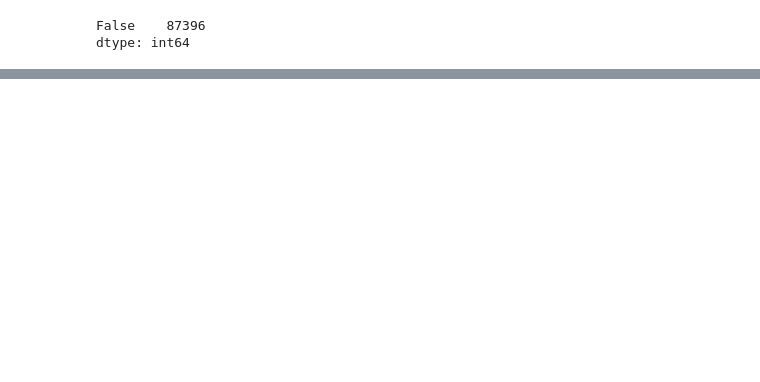
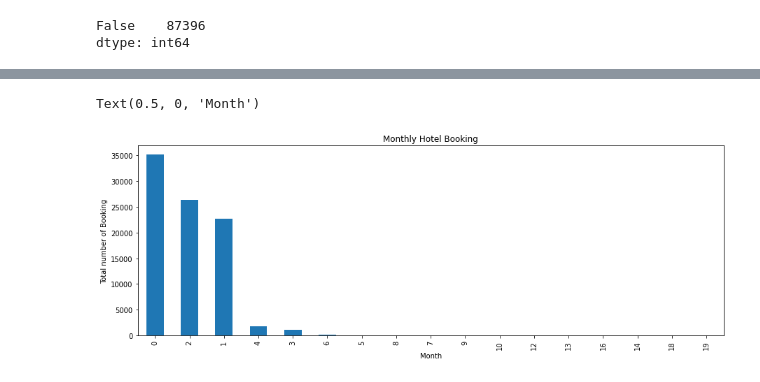
Before and after one commit to Satyaprakash-Dinesh-Vispute/Hotel-Booking-Analysis-EDA, a Jupyter notebook: Hotel_Booking_Analysis_(EDA).ipynb, the cells around one changed output, grey strips where cells are left out. Saved outputs shown, nothing was run; the diff lists cells and outputs as text; code cells hidden in the pictures; blank space fills up the shorter version.

```diff
--- a/Hotel_Booking_Analysis_(EDA).ipynb
+++ b/Hotel_Booking_Analysis_(EDA).ipynb
@@ -165,0 +237,3 @@ dtype: int64
+# %%
+weekend_night = hotel_booking_df["stays_in_weekend_nights"].value_counts()
+print(weekend_night)
@@ -165,0 +259,9 @@ dtype: int64
+# %%
+weekend_night.plot(kind='bar')
+
+plt.title('Monthly Hotel Booking')
+plt.ylabel('Total number of Booking')
+plt.xlabel('Month')
+# %% [output]
+Text(0.5, 0, 'Month')
+[figure, added]
```
Also changed, not shown: parts of 19 cells of this notebook.
